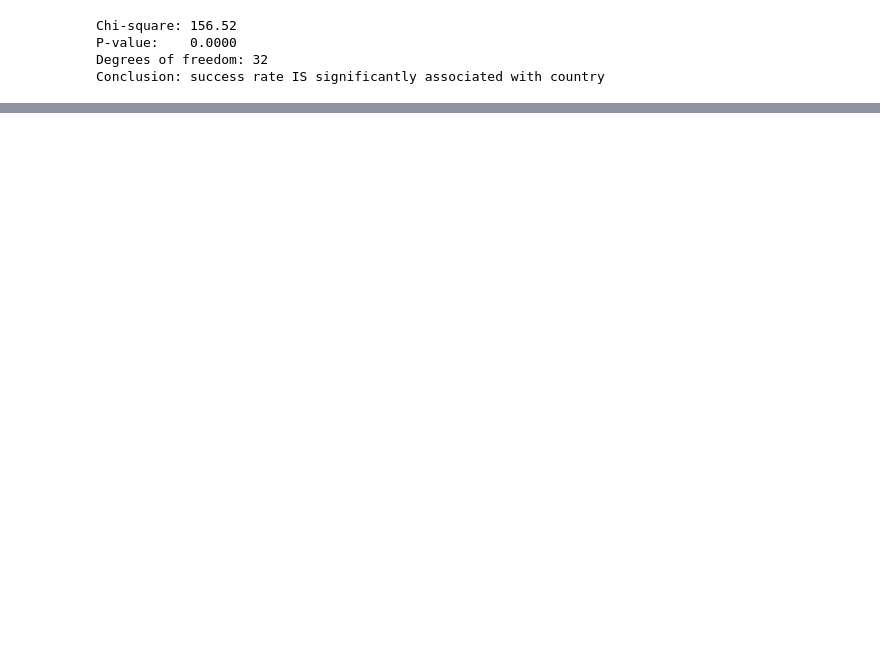
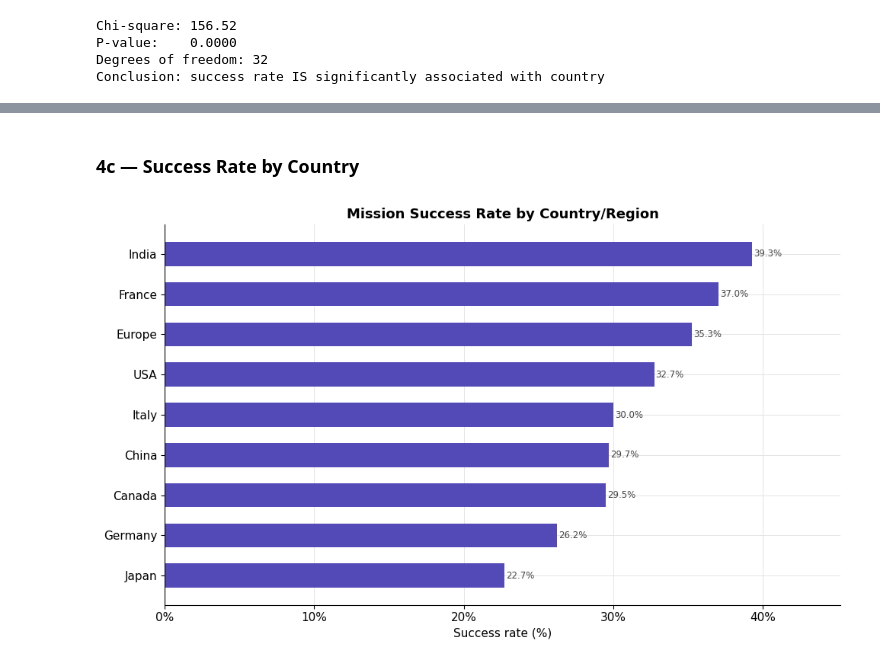
Before and after one commit to ahmedmohi0/Space_mission_analysis, a Jupyter notebook: notebooks/02_EDA.ipynb, the cells around one changed output, grey strips where cells are left out. Saved outputs shown, nothing was run; the diff lists cells and outputs as text; code cells hidden in the pictures; blank space fills up the shorter version.

```diff
--- a/notebooks/02_EDA.ipynb
+++ b/notebooks/02_EDA.ipynb
@@ -334,9 +385,0 @@ category_summary
-# %%
-country_summary = df.groupby("country_region").agg(
-    total_missions=("mission_id", "count"),
-    success_rate=("status", lambda x: (x == "Success").mean() * 100),
-    avg_cost_billion=("cost_usd_billion", lambda x: round(x.mean(), 2)),
-    total_cost_billion=("cost_usd_billion", "sum"),
-    govt_mission=("agency_type", lambda x: (x == "Government").sum()),
-    private_mission=("agency_type", lambda x: (x == "Private").sum())
-).reset_index()
@@ -372,0 +414,31 @@ Conclusion: success rate IS significantly associated with country
+# %% [markdown]
+### 4c — Success Rate by Country
+# %%
+df_csr = country_summary.sort_values("success_rate")
+
+fig, ax = plt.subplots(figsize=(10, 6))
+
+bars = ax.barh(
+    df_csr["country_region"],
+    df_csr["success_rate"],
+    color="#534AB7",
+    edgecolor="none",
+    height=0.6,
+)
+for bar, val in zip(bars, df_csr["success_rate"]):
+    ax.text(
+        val + 0.1,
+        bar.get_y() + bar.get_height() / 2,
+        f"{val:.1f}%",
+        va="center", ha="left", fontsize=8.5, color="#444",
+    )
+
+ax.set_title("Mission Success Rate by Country/Region", fontsize=13, fontweight="bold")
+ax.set_xlabel("Success rate (%)")
+ax.xaxis.set_major_formatter(plt.FuncFormatter(lambda v, _: f"{v:.0f}%"))
+ax.set_xlim(0, df_csr["success_rate"].max() * 1.15)
+ax.set_axisbelow(True)
+plt.tight_layout()
+plt.show()
+# %% [output]
+[figure, added]
```
Also changed, not shown: parts of 54 cells of this notebook, 1 other file.
